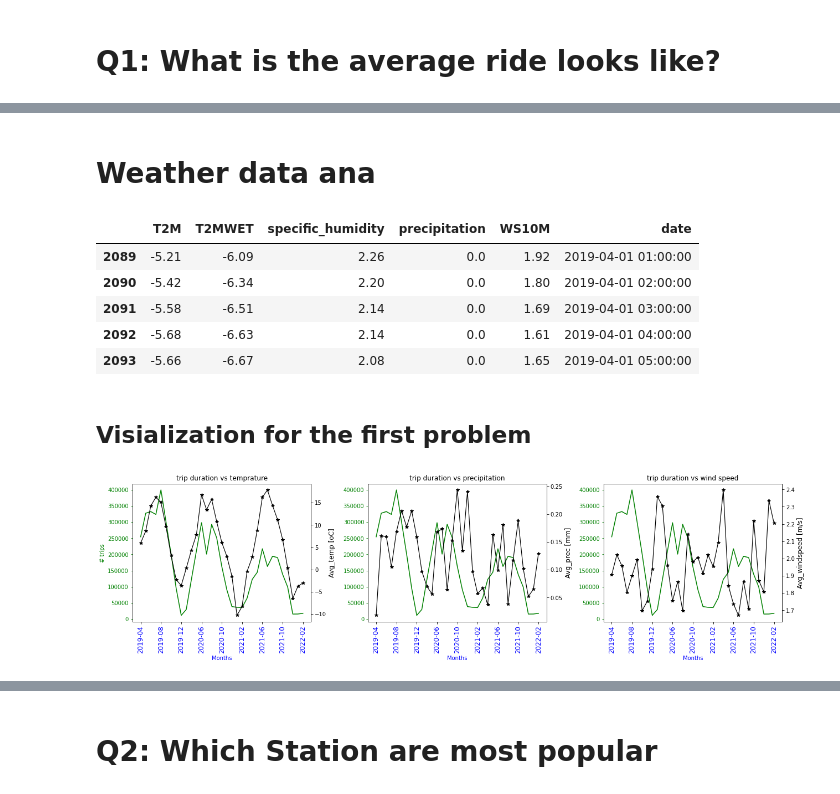
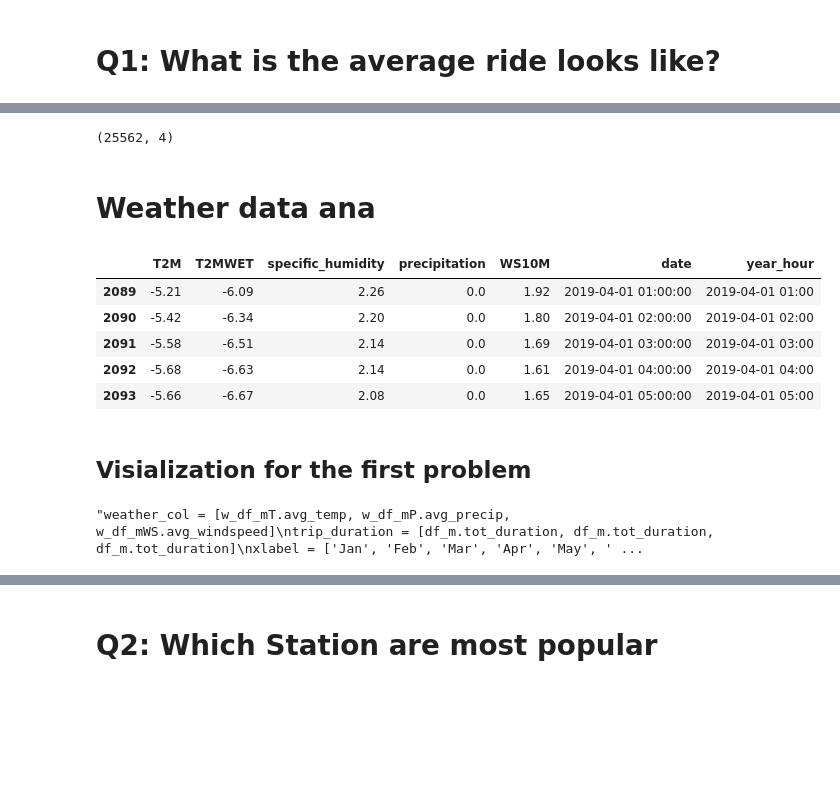
Before and after one commit to Abay32/Oslo-sykkel-analyse, a Jupyter notebook: sykkle_utforskende_analyse.ipynb, the cells around one changed output, grey strips where cells are left out. Saved outputs shown, nothing was run; the diff lists cells and outputs as text; code cells hidden in the pictures; blank space fills up the shorter version.

```diff
--- a/sykkle_utforskende_analyse.ipynb
+++ b/sykkle_utforskende_analyse.ipynb
@@ -73,38 +95,46 @@ df_week["day"] = pd.Categorical(df_week.day, categories=days, ordered=True)
+# %%
+df_pre = pd.read_csv('table.csv', sep=';', header=None)
+
+df_pre.shape
+# %% [output]
+(25562, 4)
 # %% [markdown]
 # Weather data ana
 # %%
 # Import data set and some pre-processing
 #-BEGIN HEADER-
 #NASA/POWER CERES/MERRA2 Native Resolution Hourly Data
 #Dates (month/day/year): 01/04/2019 through 03/10/2022
 #Location: Latitude  59.9132   Longitude 10.7488
 #Elevation from MERRA-2: Average for 0.5 x 0.625 degree lat/lon region = 258.74 meters
 #The value for missing source data that cannot be computed or is outside of the sources #availability range: -999
 #Parameter(s):
 #T2M             MERRA-2 Temperature at 2 Meters (C)
 #T2MWET          MERRA-2 Wet Bulb Temperature at 2 Meters (C)
 #QV2M            MERRA-2 Specific Humidity at 2 Meters (g/kg)
 #PRECTOTCORR     MERRA-2 Precipitation Corrected (mm/hour)
 #WS10M           MERRA-2 Wind Speed at 10 Meters (m/s)
 #-END HEADER-
 
 import pandas as pd
 w_df = pd.read_csv('./data/weather_hour_2019.csv')
 w_df.rename(columns={'YEAR':'Year', 'MO':'Month', 'DY':'Day', 'HR':'Hour'}, inplace=True)
-w_df['date'] = pd.to_datetime(w_df[['Year', 'Month', 'Day', 'Hour']], format = '%Y/%M/%D %H')
+w_df['date'] = pd.to_datetime(w_df[['Year', 'Month', 'Day', 'Hour']], format = '%Y%M%D %H')
 w_df.drop(['Year', 'Month', 'Day', 'Hour'], axis=1, inplace=True)
 #
 w_df = w_df[(w_df['date'] > '2019-04-01 00:00:00') & (w_df['date'] < '2022-03-01 00:00:00')]
 w_df = w_df[~w_df['date'].between('2020-01-01 00:00:00', '2020-03-01 00:00:00')]
 
+#add a rain not rain column
+w_df['year_hour'] = w_df['date'].dt.to_period('H')
 w_df.head()
 # %% [output]
-|  | T2M | T2MWET | specific_humidity | precipitation | WS10M | date |
-| 2089 | -5.21 | -6.09 | 2.26 | 0.0 | 1.92 | 2019-04-01 01:00:00 |
-| 2090 | -5.42 | -6.34 | 2.20 | 0.0 | 1.80 | 2019-04-01 02:00:00 |
-| 2091 | -5.58 | -6.51 | 2.14 | 0.0 | 1.69 | 2019-04-01 03:00:00 |
-| 2092 | -5.68 | -6.63 | 2.14 | 0.0 | 1.61 | 2019-04-01 04:00:00 |
-| 2093 | -5.66 | -6.67 | 2.08 | 0.0 | 1.65 | 2019-04-01 05:00:00 |
+|  | T2M | T2MWET | specific_humidity | precipitation | WS10M | date | year_hour |
+| 2089 | -5.21 | -6.09 | 2.26 | 0.0 | 1.92 | 2019-04-01 01:00:00 | 2019-04-01 01:00 |
+| 2090 | -5.42 | -6.34 | 2.20 | 0.0 | 1.80 | 2019-04-01 02:00:00 | 2019-04-01 02:00 |
+| 2091 | -5.58 | -6.51 | 2.14 | 0.0 | 1.69 | 2019-04-01 03:00:00 | 2019-04-01 03:00 |
+| 2092 | -5.68 | -6.63 | 2.14 | 0.0 | 1.61 | 2019-04-01 04:00:00 | 2019-04-01 04:00 |
+| 2093 | -5.66 | -6.67 | 2.08 | 0.0 | 1.65 | 2019-04-01 05:00:00 | 2019-04-01 05:00 |
 # %%
 # Task 1: duration of rides for each month
 #w_df[['started_at', 'ended_at']] = df[['started_at', 'ended_at']].apply(pd.to_datetime)
@@ -130,7 +160,9 @@ w_df_hourWS = w_df.groupby('hour')['WS10M'].mean().to_frame('avg_windspeed').res
 # %%
 import matplotlib.pyplot as plt
 import matplotlib.ticker as tick
-weather_col = [w_df_mT.avg_temp, w_df_mP.avg_precip, w_df_mWS.avg_windspeed]
+import seaborn as sns
+
+'''weather_col = [w_df_mT.avg_temp, w_df_mP.avg_precip, w_df_mWS.avg_windspeed]
 trip_duration = [df_m.tot_duration, df_m.tot_duration, df_m.tot_duration]
 xlabel = ['Jan', 'Feb', 'Mar', 'Apr', 'May', 'Jun', 'Jul', 'Aug', 'Sep','Oct', 'Nov', 'Dec']
 keys = [xlabel, xlabel, xlabel]
@@ -139,7 +171,8 @@ ylabel = ['Avg_temp [oC]', 'Avg_prec [mm]', 'Avg_windspeed [m/s]']
 weather_ylabel= ['Temprature', 'Precipitation', 'Wind speed']
 num = [12,12,12]
 
-f, axs = plt.subplots(ncols=3, figsize=(18,5))
+sns.set_context('paper', font_scale=1.4)
+f, axs = plt.subplots(ncols=3, figsize=(25,5))
 def plotting_func(axs, col, twin_col, keys, title, ylabel, num,  kind):
     for i in range(3):
         ax = axs[i]
@@ -147,15 +180,15 @@ def plotting_func(axs, col, twin_col, keys, title, ylabel, num,  kind):
         ax.set_xticks(range(num[i]))
         ax.set_xticklabels(keys[i], rotation = 90, size = 12, color='b')
         if kind == 'bar':
-            ax.bar(range(num[i]), col[i], width=0.8, align='center', color = 'g')
+            ax.bar(range(num[i]), col[i], width=0.8, align='center', color = 'grey')
         elif kind == 'line':
-            ax.plot(range(num[i]), col[i], '-g')
+            ax.plot(range(num[i]), col[i], '-grey')
 
 
         #ax.set_yticklabels(col[i], rotation =0, size = 12)
-        axs[0].set_ylabel('# trips', color='g')
-        ax.set_xlabel('Months', color='b')
-        ax.tick_params(axis='y', colors='g')
+        axs[0].set_ylabel('# trips', color='grey')
+        #ax.set_xlabel('Months', color='b')
+        ax.tick_params(axis='y', colors='grey')
 
         axtwin.plot(range(num[i]), twin_col[i], '-*k', linewidth=1.2)
         ax.set_title(title[i], fontsize = 12.0)
@@ -176,21 +209,7 @@ def plotting_func(axs, col, twin_col, keys, title, ylabel, num,  kind):
 plotting_func(axs, trip_duration, weather_col, keys, title, ylabel, num, 'bar')
 #axis = plt.gca()
 #axis.yaxis.set_major_formatter(tick.FuncFormatter(y_fmt))
+#plt.show()
+plt.savefig('/home/kassa/Desktop/DataScienceTutor/sykk/images/avg_nooftrips_permonth.eps')'''
+# %% [output]
+"weather_col = [w_df_mT.avg_temp, w_df_mP.avg_precip, w_df_mWS.avg_windspeed]\ntrip_duration = [df_m.tot_duration, df_m.tot_duration, df_m.tot_duration]\nxlabel = ['Jan', 'Feb', 'Mar', 'Apr', 'May', ' ...
-# %%
-weather_col = [w_df_ymT.avg_temp, w_df_ymP.avg_precip, w_df_ymWS.avg_windspeed]
-trip_duration = [df_ym.tot_duration, df_ym.tot_duration, df_ym.tot_duration]
-#xlabel = ['Jan', 'Feb', 'Mar', 'Apr', 'May', 'Jun', 'Jul', 'Aug', 'Sep','Oct', 'Nov', 'Dec']
-keys = [df_ym.year_month, df_ym.year_month, df_ym.year_month]
-title = ['trip duration vs temprature', 'trip duration vs precipitation', 'trip duration vs wind speed']
-ylabel = ['Avg_temp [oC]', 'Avg_prec [mm]', 'Avg_windspeed [m/s]']
-weather_ylabel= ['Temprature', 'Precipitation', 'Wind speed']
-num = [len(df_ym.year_month), len(df_ym.year_month), len(df_ym.year_month)]
-
-f, axs = plt.subplots(ncols=3, figsize=(18,5))
-plotting_func(axs, trip_duration, weather_col, keys, title, ylabel, num, 'line')
-#axs[0].set_xticks(ax.get_xticks()[::2])
-for i in range(3):
-    axs[i].locator_params(axis='x', nbins=10)
-    #axs[i].legend(loc=0)
-# %% [output]
-[figure, removed]
```
Also changed, not shown: parts of 46 cells of this notebook, 2 other files.
